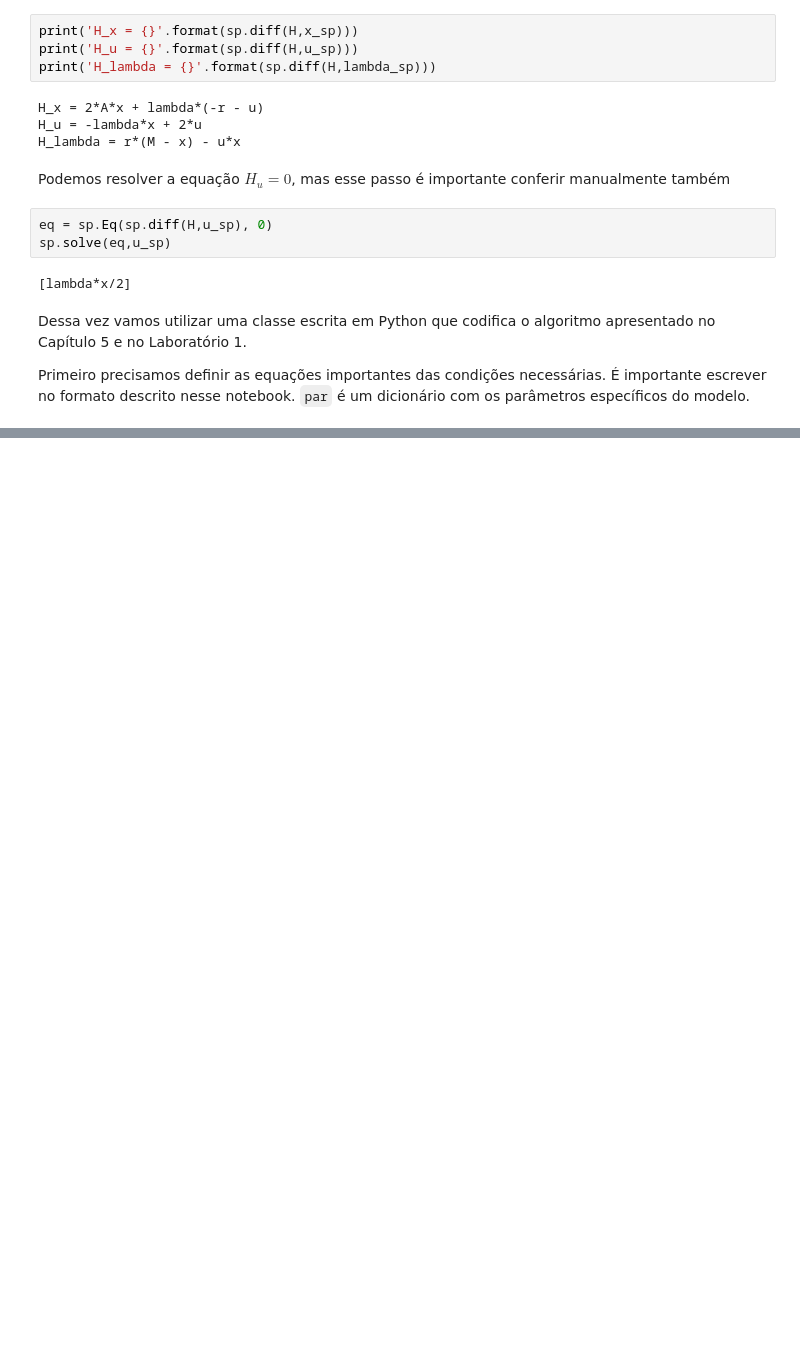
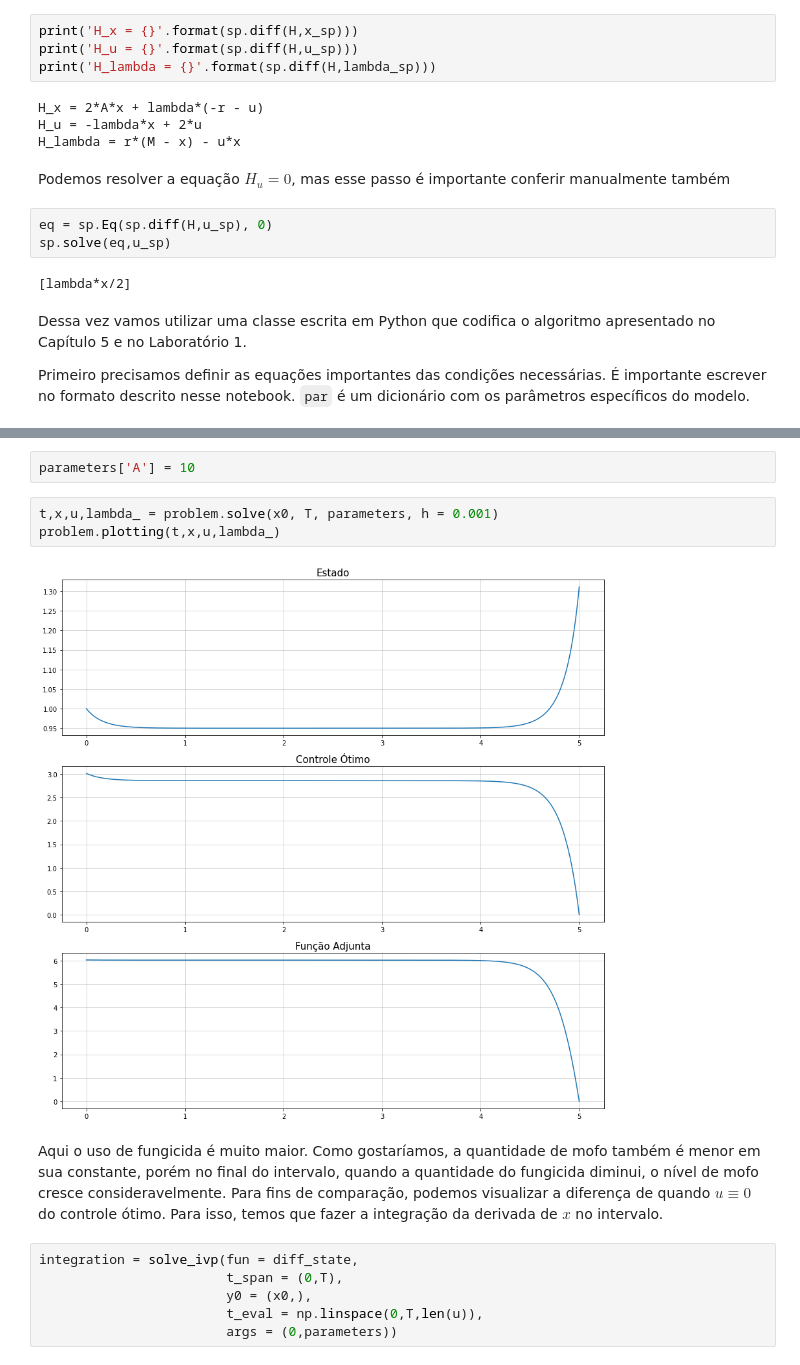
Before and after one commit to lucasmoschen/optimal-control-biological, a Jupyter notebook: notebooks/Laboratory2.ipynb, the cells around one changed output, grey strips where cells are left out. Cells and saved outputs as stored; diff of their text form; blank space fills up the shorter version.

```diff
--- a/notebooks/Laboratory2.ipynb
+++ b/notebooks/Laboratory2.ipynb
@@ -176,0 +112,15 @@ plotting(t,{'State': [x], 'Adjoin': [adj], 'Control':[u]})
+# %%
+parameters['A'] = 10
+# %%
+t,x,u,lambda_ = problem.solve(x0, T, parameters, h = 0.001)
+problem.plotting(t,x,u,lambda_)
+# %% [output]
+[figure, added]
+# %% [markdown]
+Aqui o uso de fungicida é muito maior. Como gostaríamos, a quantidade de mofo também é menor em sua constante, porém no final do intervalo, quando a quantidade do fungicida diminui, o nível de mofo cresce consideravelmente. Para fins de comparação, podemos visualizar a diferença de quando $u \equiv 0$ do controle ótimo. Para isso, temos que fazer a integração da derivada de $x$ no intervalo.
+# %%
+integration = solve_ivp(fun = diff_state,
+                        t_span = (0,T),
+                        y0 = (x0,),
+                        t_eval = np.linspace(0,T,len(u)),
+                        args = (0,parameters))
```
Also changed, not shown: parts of 15 cells of this notebook, 6 other files.
